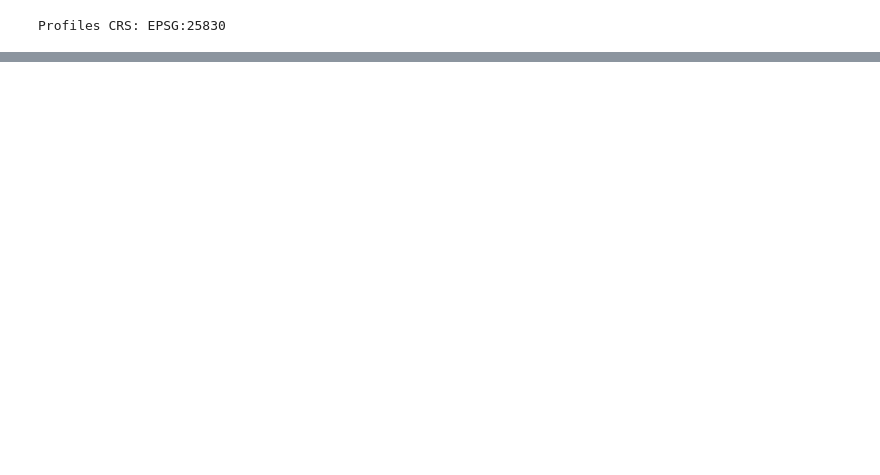
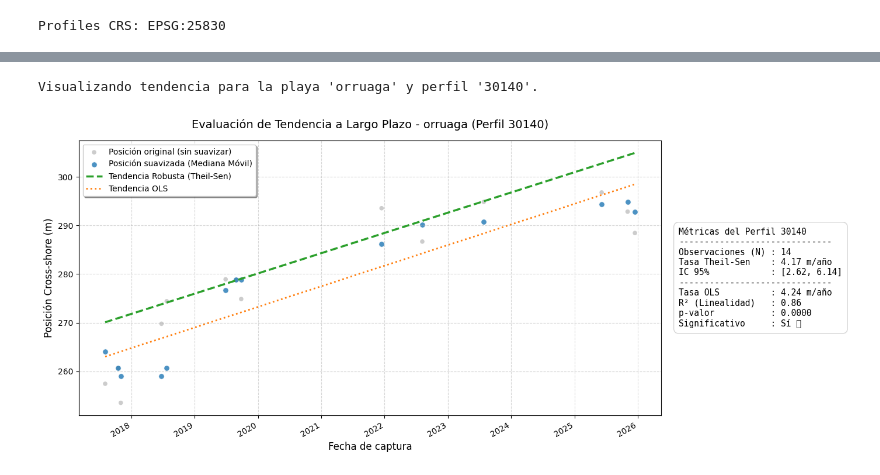
Before and after one commit to AlbertGallegoJimenez/macrotidal_coastal_rates, a Jupyter notebook: nb_test_tasas.ipynb, the cells around one changed output, grey strips where cells are left out. Saved outputs shown, nothing was run; the diff lists cells and outputs as text; code cells hidden in the pictures; blank space fills up the shorter version.

```diff
--- a/nb_test_tasas.ipynb
+++ b/nb_test_tasas.ipynb
@@ -389,0 +400,9 @@ Visualizando tendencia para la playa 'oriñón' y perfil '30459'.
+# %%
+visualizar_tendencia_perfil(
+    df_suavizado=smoothed_data,
+    df_tasas=tasas_resultados,
+    profile_id=30140
+)
+# %% [output]
+Visualizando tendencia para la playa 'orruaga' y perfil '30140'.
+[figure, added]
```
Also changed, not shown: parts of 11 cells of this notebook.
